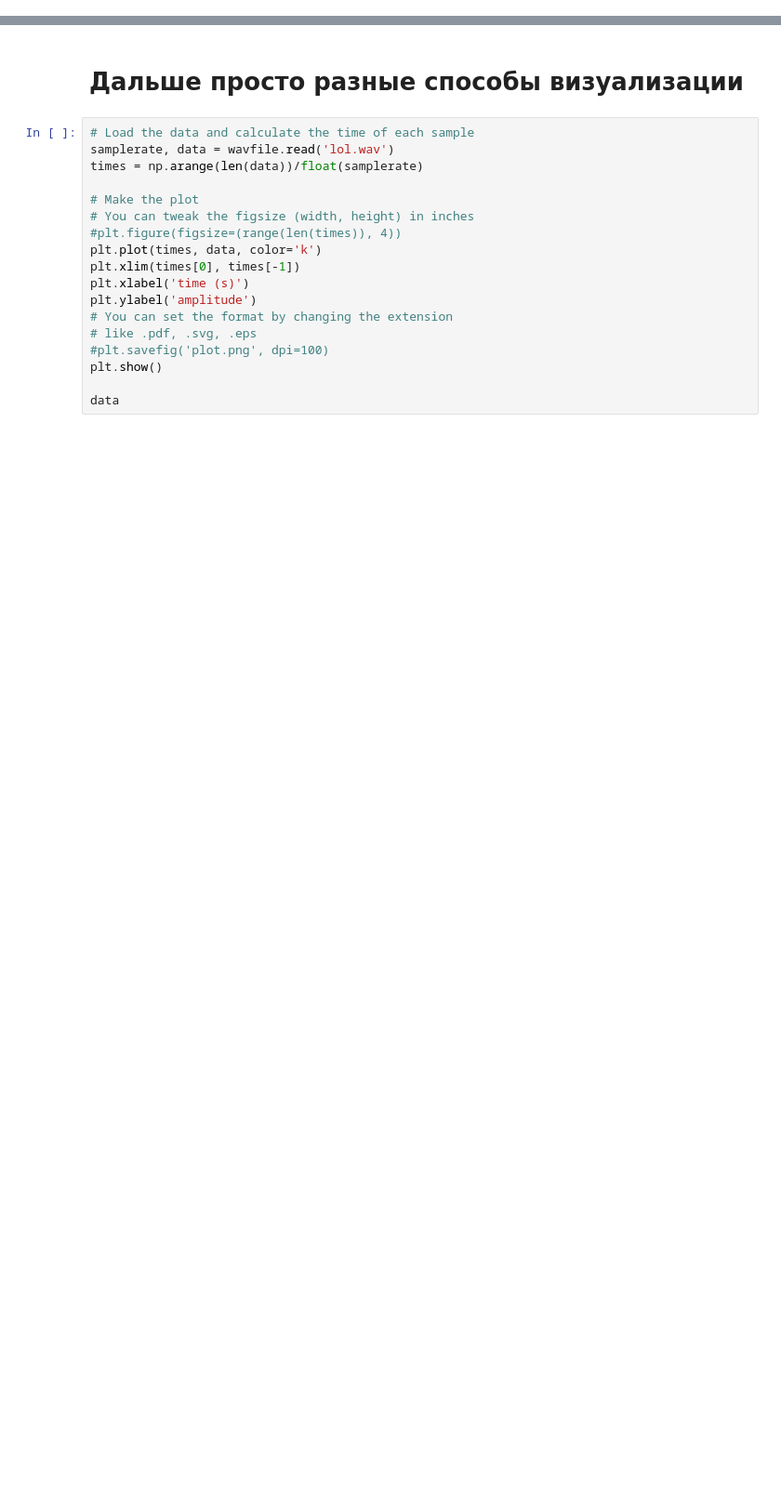
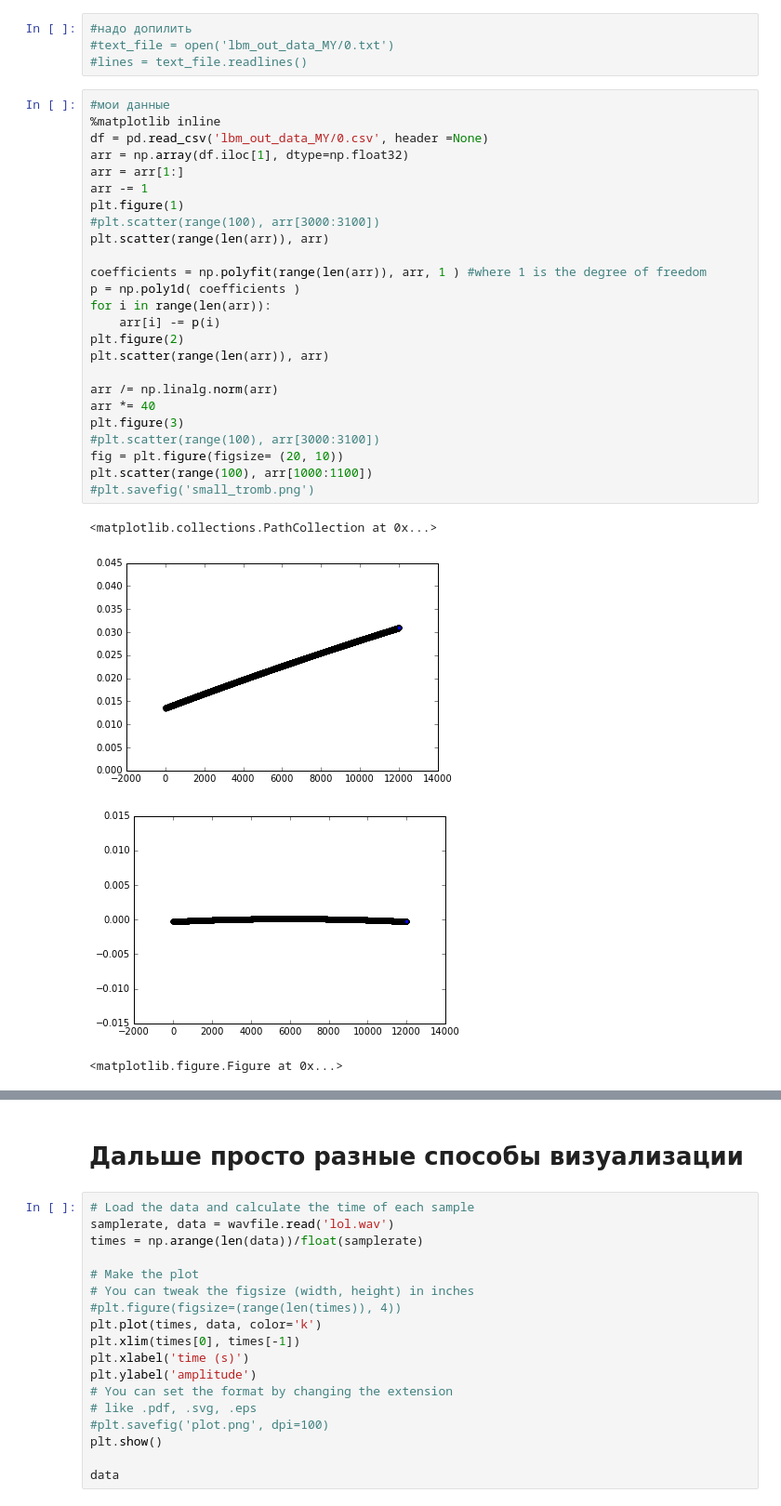
Before and after one commit to ArtemKarablinov/diploma, a Jupyter notebook: to_wav.ipynb, the cells around one changed output, grey strips where cells are left out. Shown: that part at 93% size. Saved outputs shown, nothing was run; the diff lists cells and outputs as text; blank space fills up the shorter version.

```diff
--- a/to_wav.ipynb
+++ b/to_wav.ipynb
@@ -23,0 +26,34 @@ scipy.io.wavfile.write('lol.wav',rate, a) #Тут получается хоро
+# %%
+#надо допилить
+#text_file = open('lbm_out_data_MY/0.txt')
+#lines = text_file.readlines()
+# %%
+#мои данные
+%matplotlib inline
+df = pd.read_csv('lbm_out_data_MY/0.csv', header =None)
+arr = np.array(df.iloc[1], dtype=np.float32)
+arr = arr[1:]
+arr -= 1
+plt.figure(1)
+#plt.scatter(range(100), arr[3000:3100])
+plt.scatter(range(len(arr)), arr)
+
+coefficients = np.polyfit(range(len(arr)), arr, 1 ) #where 1 is the degree of freedom
+p = np.poly1d( coefficients )
+for i in range(len(arr)):
+    arr[i] -= p(i)
+plt.figure(2)
+plt.scatter(range(len(arr)), arr)
+
+arr /= np.linalg.norm(arr)
+arr *= 40
+plt.figure(3)
+#plt.scatter(range(100), arr[3000:3100])
+fig = plt.figure(figsize= (20, 10))
+plt.scatter(range(100), arr[1000:1100])
+#plt.savefig('small_tromb.png')
+# %% [output]
+<matplotlib.collections.PathCollection at 0x...>
+[figure, added]
+[figure, added]
+<matplotlib.figure.Figure at 0x...>
```
Also changed, not shown: parts of 10 cells of this notebook.
